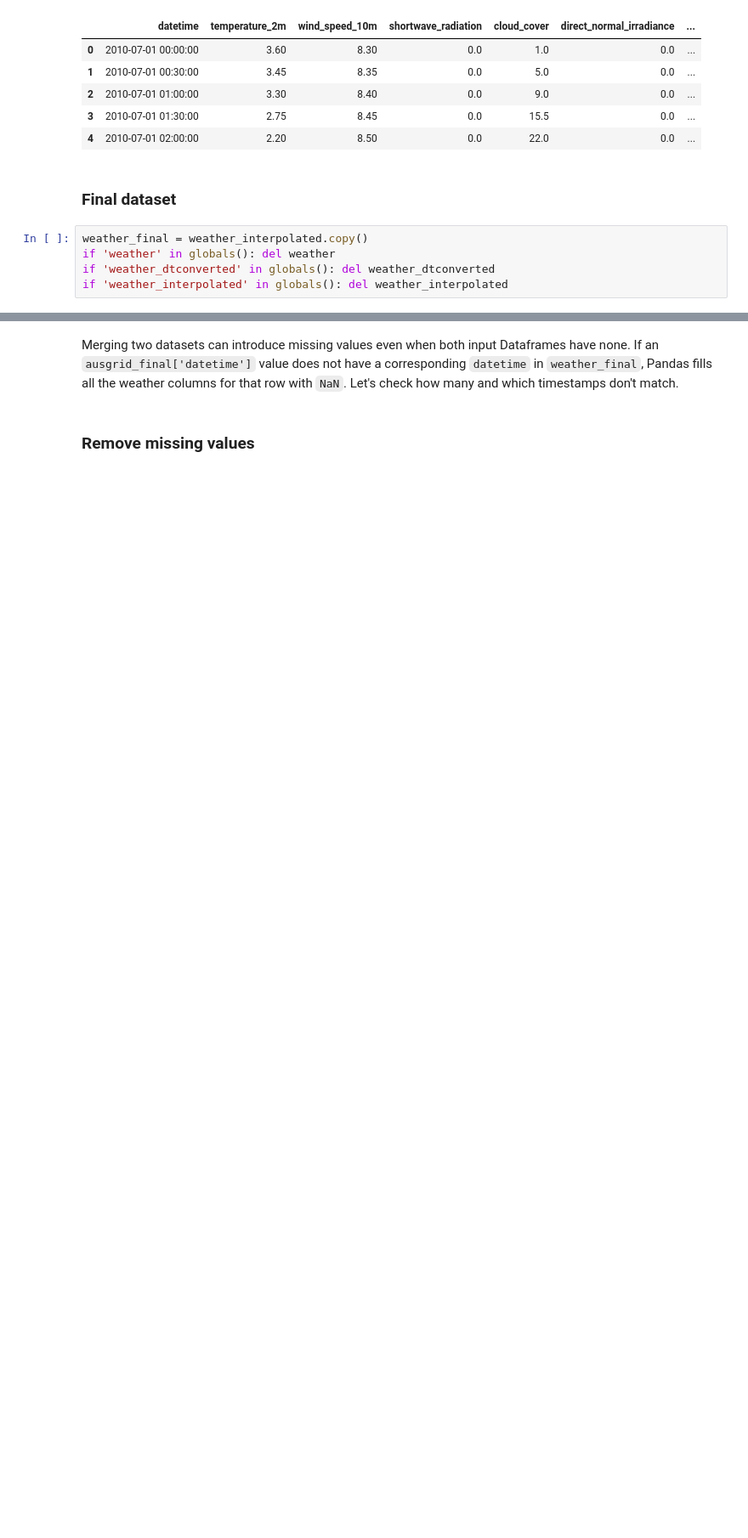
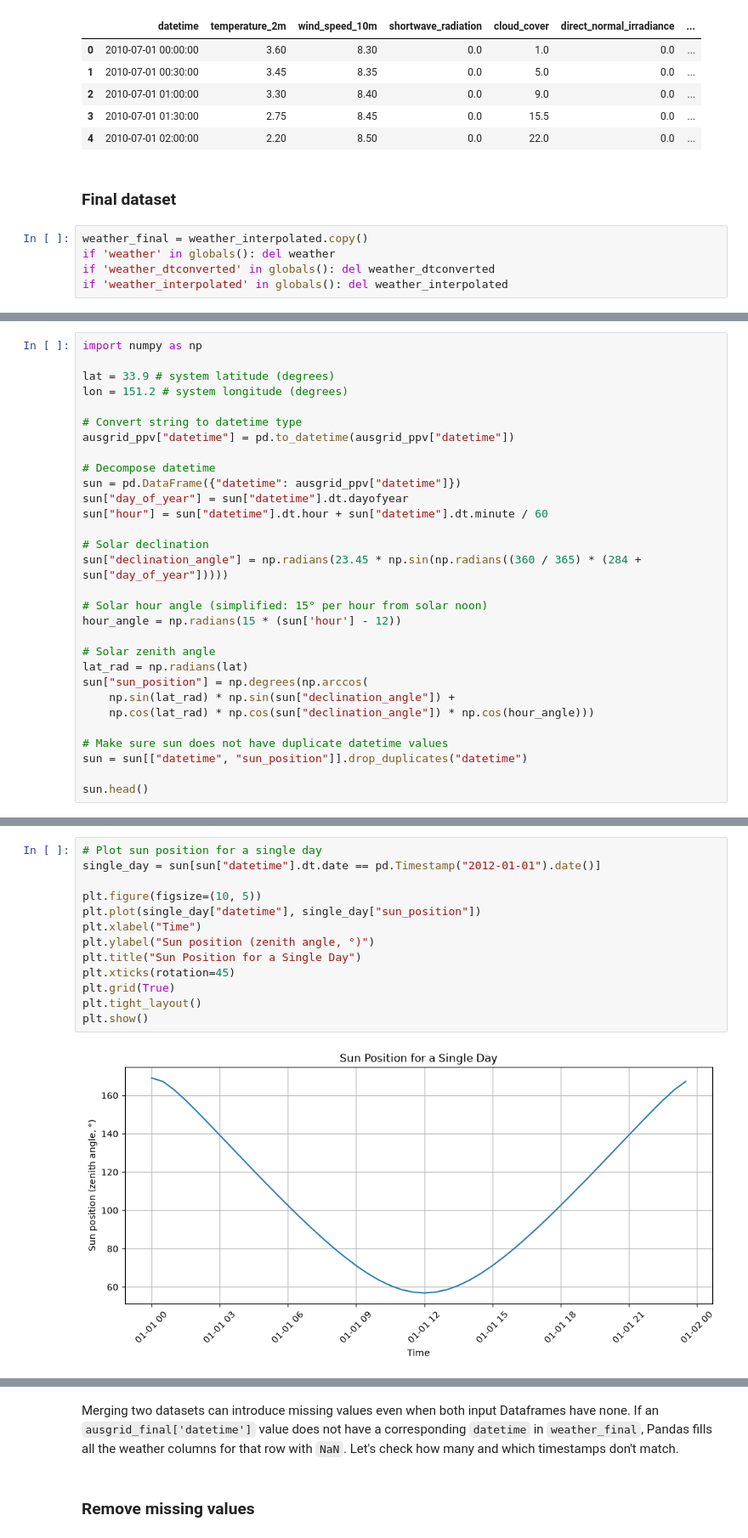
Before and after one commit to codettlaff/Energy-Disaggregation, a Jupyter notebook: data_generation.ipynb, the cells around one changed output, grey strips where cells are left out. Shown at 85% size. Cells and saved outputs as stored; diff of their text form; blank space fills up the shorter version.

Commit message:
added sun position to data

```diff
--- a/data_generation.ipynb
+++ b/data_generation.ipynb
@@ -422,0 +431,30 @@ if 'weather_interpolated' in globals(): del weather_interpolated
+# %%
+import numpy as np
+
+lat = 33.9 # system latitude (degrees)
+lon = 151.2 # system longitude (degrees)
+
+# Convert string to datetime type
+ausgrid_ppv["datetime"] = pd.to_datetime(ausgrid_ppv["datetime"])
+
+# Decompose datetime
+sun = pd.DataFrame({"datetime": ausgrid_ppv["datetime"]})
+sun["day_of_year"] = sun["datetime"].dt.dayofyear
+sun["hour"] = sun["datetime"].dt.hour + sun["datetime"].dt.minute / 60
+
+# Solar declination
+sun["declination_angle"] = np.radians(23.45 * np.sin(np.radians((360 / 365) * (284 + sun["day_of_year"]))))
+
+# Solar hour angle (simplified: 15° per hour from solar noon)
+hour_angle = np.radians(15 * (sun['hour'] - 12))
+
+# Solar zenith angle
+lat_rad = np.radians(lat)
+sun["sun_position"] = np.degrees(np.arccos(
+    np.sin(lat_rad) * np.sin(sun["declination_angle"]) +
+    np.cos(lat_rad) * np.cos(sun["declination_angle"]) * np.cos(hour_angle)))
+
+# Make sure sun does not have duplicate datetime values
+sun = sun[["datetime", "sun_position"]].drop_duplicates("datetime")
+
+sun.head()
@@ -423 +468,16 @@ if 'weather_interpolated' in globals(): del weather_interpolated
+# %%
+# Plot sun position for a single day
+single_day = sun[sun["datetime"].dt.date == pd.Timestamp("2012-01-01").date()]
+
+plt.figure(figsize=(10, 5))
+plt.plot(single_day["datetime"], single_day["sun_position"])
+plt.xlabel("Time")
+plt.ylabel("Sun position (zenith angle, °)")
+plt.title("Sun Position for a Single Day")
+plt.xticks(rotation=45)
+plt.grid(True)
+plt.tight_layout()
+plt.show()
+# %% [output]
+[figure, added]
 # %% [markdown]
```
Also changed, not shown: parts of 6 cells of this notebook.
